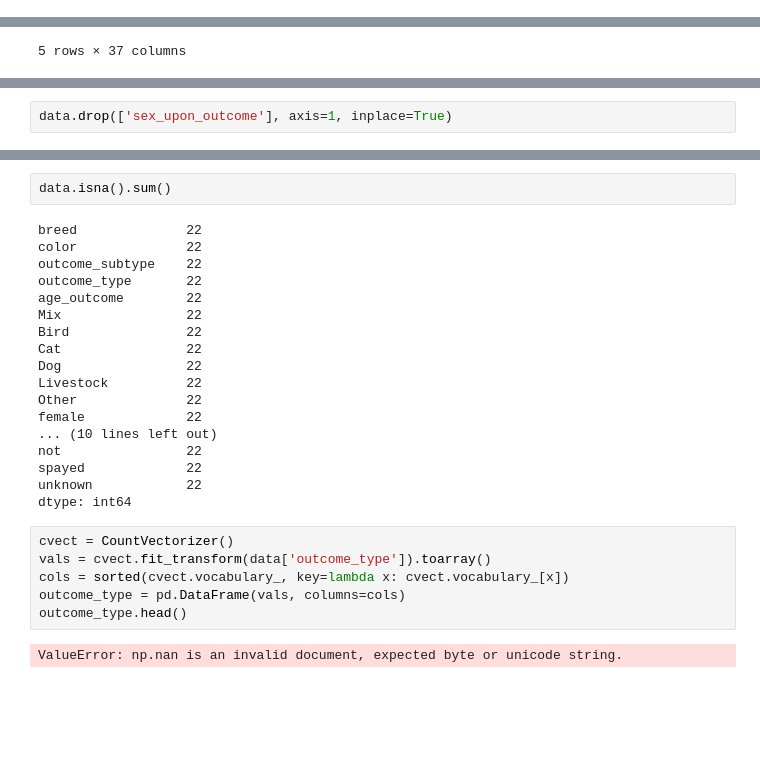
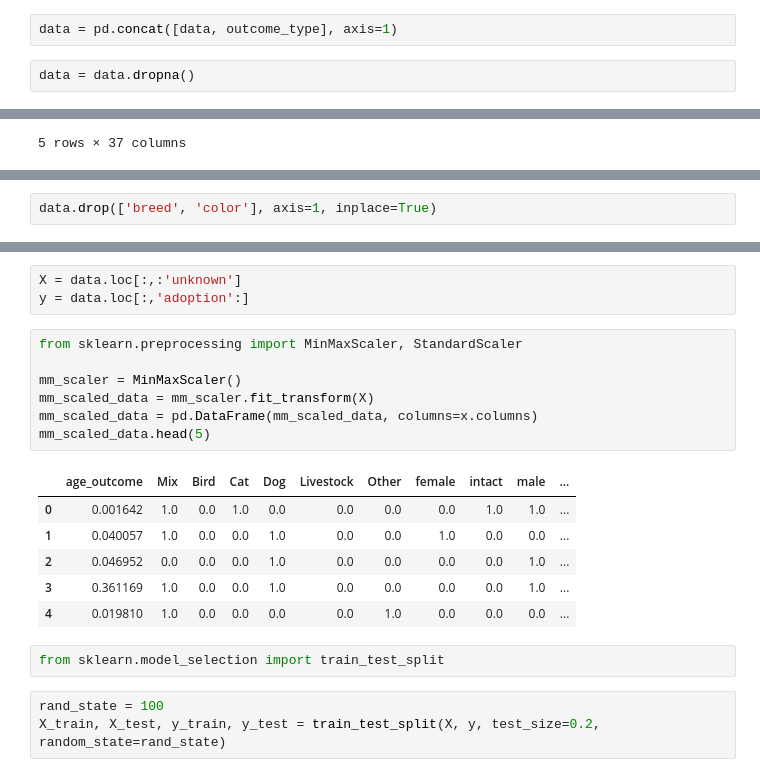
Before and after one commit to msavilov/DVP-8, a Jupyter notebook: 4_Feature_selection/dz_feature_selection.ipynb, the cells around one changed output, grey strips where cells are left out. Drawn from its saved outputs; the diff is of its cells as text; blank space fills up the shorter version.

```diff
--- a/4_Feature_selection/dz_feature_selection.ipynb
+++ b/4_Feature_selection/dz_feature_selection.ipynb
@@ -198,0 +226,4 @@ data = data.query('outcome_type != "Not"')
+# %%
+data = pd.concat([data, outcome_type], axis=1)
+# %%
+data = data.dropna()
@@ -226,2 +252,2 @@ data_sex.head()
 # %%
-data.drop(['sex_upon_outcome'], axis=1, inplace=True)
+data.drop(['breed', 'color'], axis=1, inplace=True)
@@ -240,28 +254,22 @@ data.head()
-# %%
-data.isna().sum()
-# %% [output]
-breed              22
-color              22
-outcome_subtype    22
-outcome_type       22
-age_outcome        22
-Mix                22
-Bird               22
-Cat                22
-Dog                22
-Livestock          22
-Other              22
-female             22
-... (10 lines left out)
-not                22
-spayed             22
-unknown            22
-dtype: int64
-# %%
-cvect = CountVectorizer()
-vals = cvect.fit_transform(data['outcome_type']).toarray()
-cols = sorted(cvect.vocabulary_, key=lambda x: cvect.vocabulary_[x])
-outcome_type = pd.DataFrame(vals, columns=cols)
-outcome_type.head()
-# %% [output]
-ValueError: np.nan is an invalid document, expected byte or unicode string.
+# %%
+X = data.loc[:,:'unknown']
+y = data.loc[:,'adoption':]
+# %%
+from sklearn.preprocessing import MinMaxScaler, StandardScaler
+
+mm_scaler = MinMaxScaler()
+mm_scaled_data = mm_scaler.fit_transform(X)
+mm_scaled_data = pd.DataFrame(mm_scaled_data, columns=x.columns)
+mm_scaled_data.head(5)
+# %% [output]
+|  | age_outcome | Mix | Bird | Cat | Dog | Livestock | Other | female | intact | male | ... |
+| 0 | 0.001642 | 1.0 | 0.0 | 1.0 | 0.0 | 0.0 | 0.0 | 0.0 | 1.0 | 1.0 | ... |
+| 1 | 0.040057 | 1.0 | 0.0 | 0.0 | 1.0 | 0.0 | 0.0 | 1.0 | 0.0 | 0.0 | ... |
+| 2 | 0.046952 | 0.0 | 0.0 | 0.0 | 1.0 | 0.0 | 0.0 | 0.0 | 0.0 | 1.0 | ... |
+| 3 | 0.361169 | 1.0 | 0.0 | 0.0 | 1.0 | 0.0 | 0.0 | 0.0 | 0.0 | 1.0 | ... |
+| 4 | 0.019810 | 1.0 | 0.0 | 0.0 | 0.0 | 0.0 | 1.0 | 0.0 | 0.0 | 0.0 | ... |
+# %%
+from sklearn.model_selection import train_test_split
+# %%
+rand_state = 100
+X_train, X_test, y_train, y_test = train_test_split(X, y, test_size=0.2, random_state=rand_state)
```
Also changed, not shown: parts of 32 cells of this notebook.
